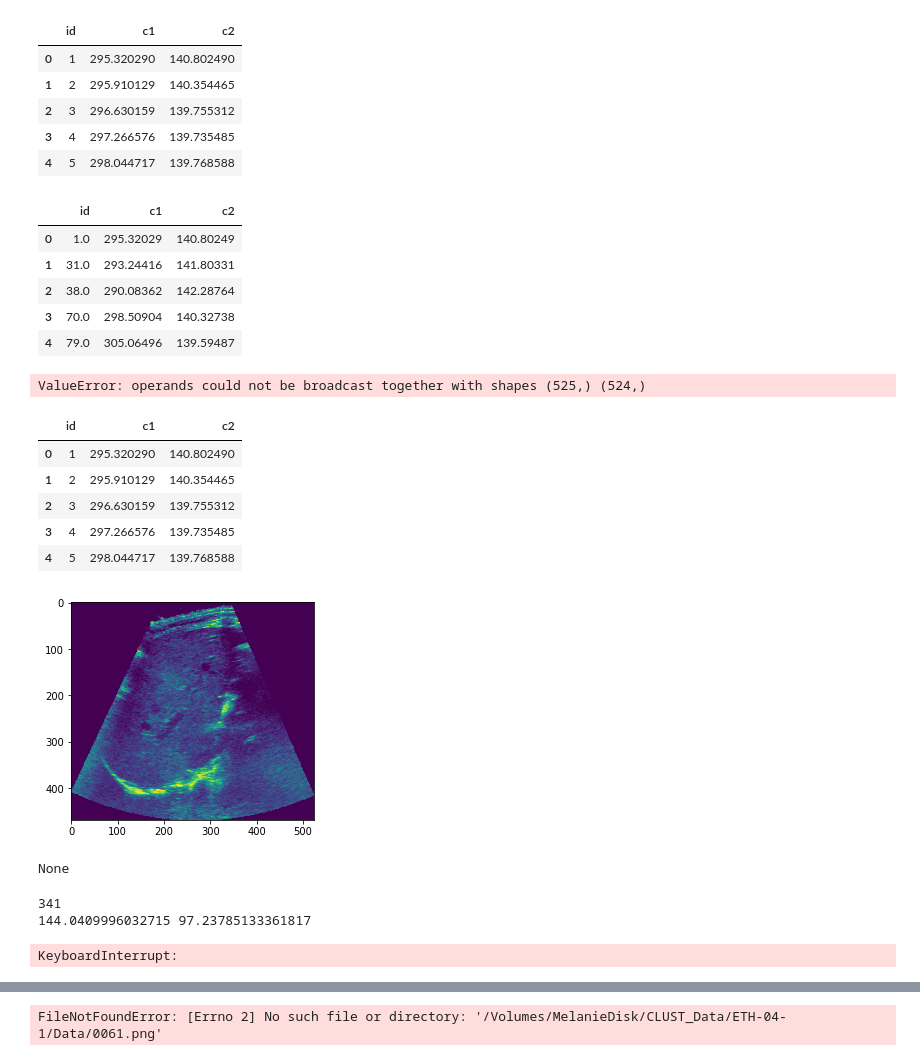
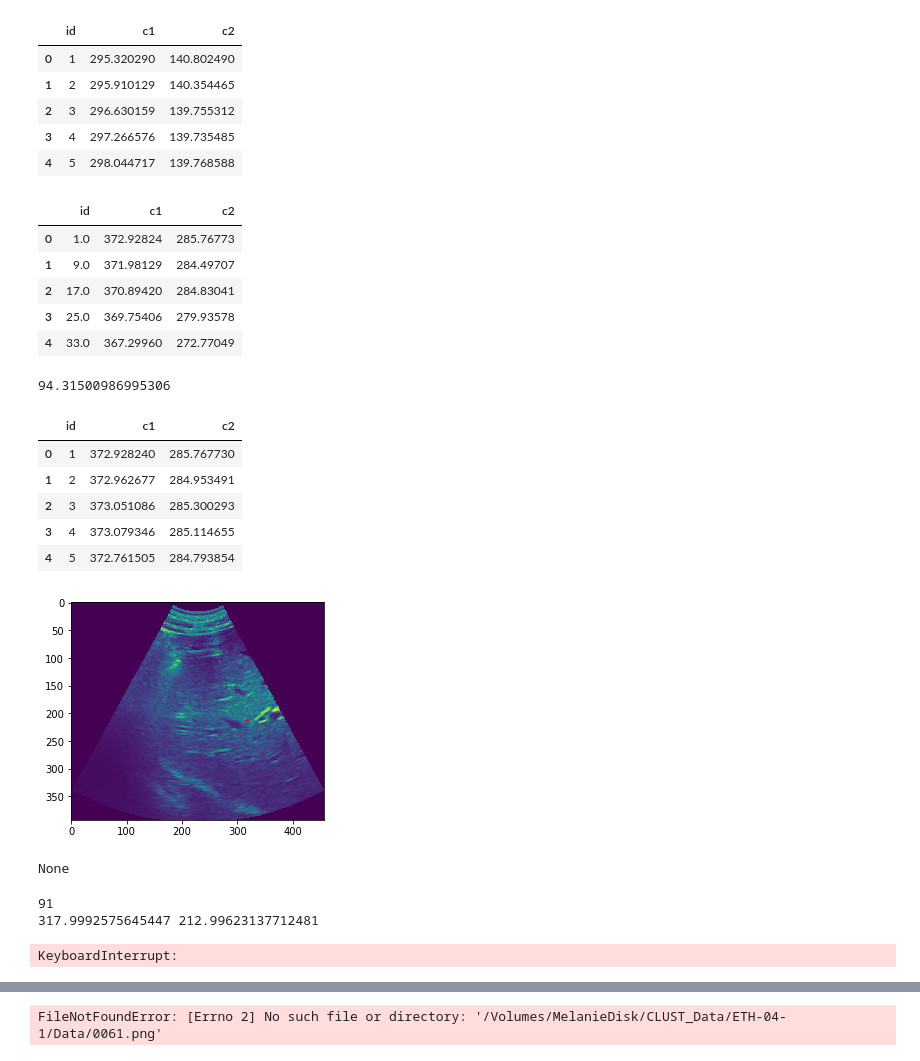
Before and after one commit to melanibe/USMotionTracking, a Jupyter notebook: global_tracking_notebook.ipynb, the cells around one changed output, grey strips where cells are left out. Saved outputs shown, nothing was run; the diff lists cells and outputs as text; code cells hidden in the pictures.

```diff
--- a/global_tracking_notebook.ipynb
+++ b/global_tracking_notebook.ipynb
@@ -86,10 +84,10 @@ KeyboardInterrupt:
 # %% [markdown]
 ## Visualize prediction for one feature
 # %%
-testfolder = 'ETH-04-1'
+testfolder = 'ICR-01'
 img_dir = os.path.join(data_dir, testfolder, 'Data')
 annotation_dir = os.path.join(data_dir, testfolder, 'Annotation')
-feat = 'ETH-04-1_1.txt'
+feat = 'ICR-01_1.txt'
 direct = '/Volumes/MelanieDisk/CLUST_Runs/new_exp_80_20_128_60'
 pred_feat1 = pd.read_csv(os.path.join('/Users/melaniebernhardt/Downloads', feat),
                                      sep=',',
@@ -132,56 +130,56 @@ pred_feat1.head()
 true_feat1.head()
 # %% [output]
 |  | id | c1 | c2 |
-| 0 | 1.0 | 295.32029 | 140.80249 |
-| 1 | 31.0 | 293.24416 | 141.80331 |
-| 2 | 38.0 | 290.08362 | 142.28764 |
-| 3 | 70.0 | 298.50904 | 140.32738 |
-| 4 | 79.0 | 305.06496 | 139.59487 |
+| 0 | 1.0 | 372.92824 | 285.76773 |
+| 1 | 9.0 | 371.98129 | 284.49707 |
+| 2 | 17.0 | 370.89420 | 284.83041 |
+| 3 | 25.0 | 369.75406 | 279.93578 |
+| 4 | 33.0 | 367.29960 | 272.77049 |
 # %%
 list_id = true_feat1['id'].values
 c_true = []
 c_pred = []
 for r,i in enumerate(list_id):
     c_true = np.append(c_true,true_feat1.loc[true_feat1['id']==i, ['c1', 'c2']].values)
-    c_pred = np.append(c_pred, pred_feat1.loc[pred_feat1['id']==i-1, ['c1', 'c2']].values)
+    c_pred = np.append(c_pred, pred_feat1.loc[pred_feat1['id']==i, ['c1', 'c2']].values)
 
 c_true = c_true.reshape(-1,2)
 c_pred = c_pred.reshape(-1,2)
 print(np.mean(np.sqrt((c_true[:,0]-c_pred[:,0])**2 + (c_true[:,1]-c_pred[:,1])**2)))
 # %% [output]
-ValueError: operands could not be broadcast together with shapes (525,) (524,)
+94.31500986995306
 # %%
 from IPython import display
 pred_feat1.head()
 # %% [output]
 |  | id | c1 | c2 |
-| 0 | 1 | 295.320290 | 140.802490 |
-| 1 | 2 | 295.910129 | 140.354465 |
-| 2 | 3 | 296.630159 | 139.755312 |
-| 3 | 4 | 297.266576 | 139.735485 |
-| 4 | 5 | 298.044717 | 139.768588 |
+| 0 | 1 | 372.928240 | 285.767730 |
+| 1 | 2 | 372.962677 | 284.953491 |
+| 2 | 3 | 373.051086 | 285.300293 |
+| 3 | 4 | 373.079346 | 285.114655 |
+| 4 | 5 | 372.761505 | 284.793854 |
 # %%
 import time
 c1_list = pred_feat1.loc[:, 'c1'].values
 c2_list = pred_feat1.loc[:,'c2'].values
 print(c1_list[0:10])
-for i in range(1,2000,20):
+for i in range(1,2000,1):
 
     try:
         img = np.asarray(Image.open(os.path.join(img_dir, '{:05d}.png'.format(i))))
     except FileNotFoundError:
         img = np.asarray(Image.open(os.path.join(img_dir, '{:04d}.png'.format(i))))
     plt.clf()
     plt.imshow(img)
     plt.scatter(c1_list[i-1], c2_list[i-1], 3, 'r')
     display.clear_output(wait=True)
     display.display(plt.show())
     print(i)
     print(c1_list[i-1],c2_list[i-1])
     time.sleep(1)
 # %% [output]
-[figure, old version]
+[figure, new version]
 None
-341
-144.0409996032715 97.23785133361817
+91
+317.9992575645447 212.99623137712481
 KeyboardInterrupt:
```
Also changed, not shown: parts of 17 cells of this notebook.
